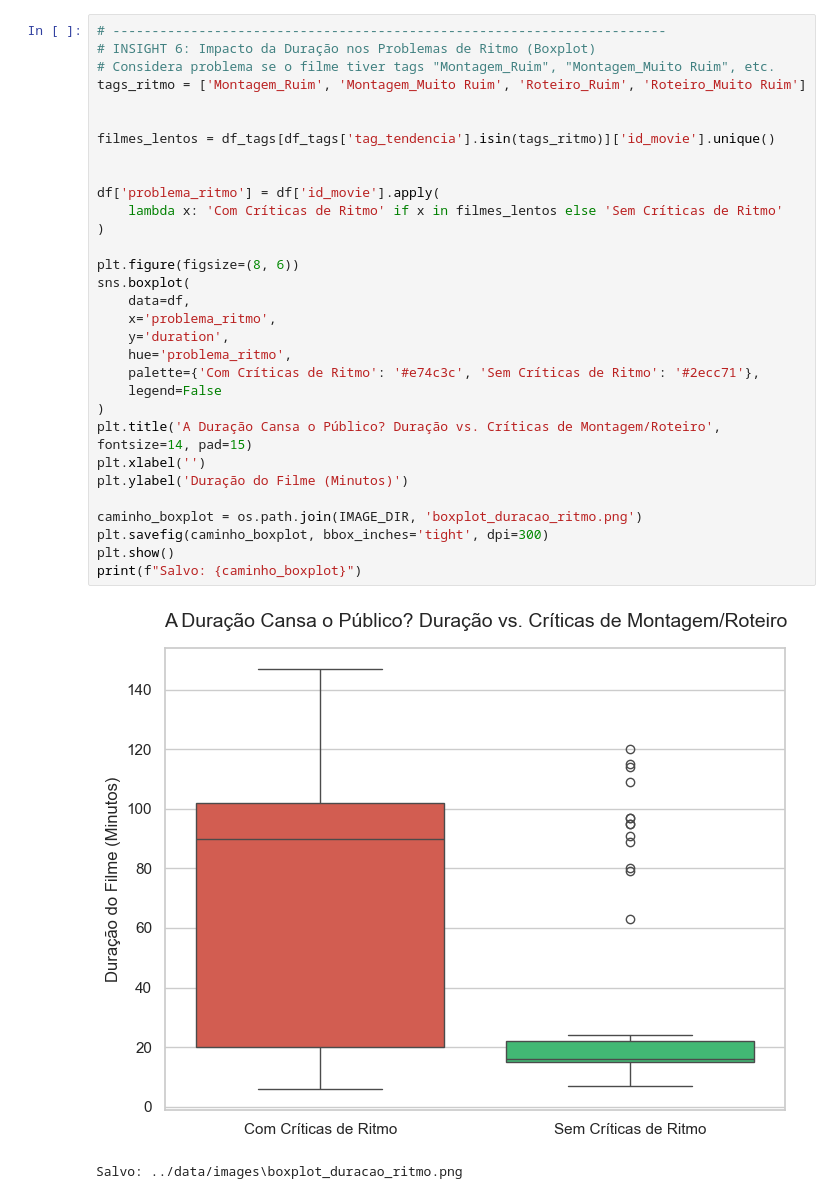
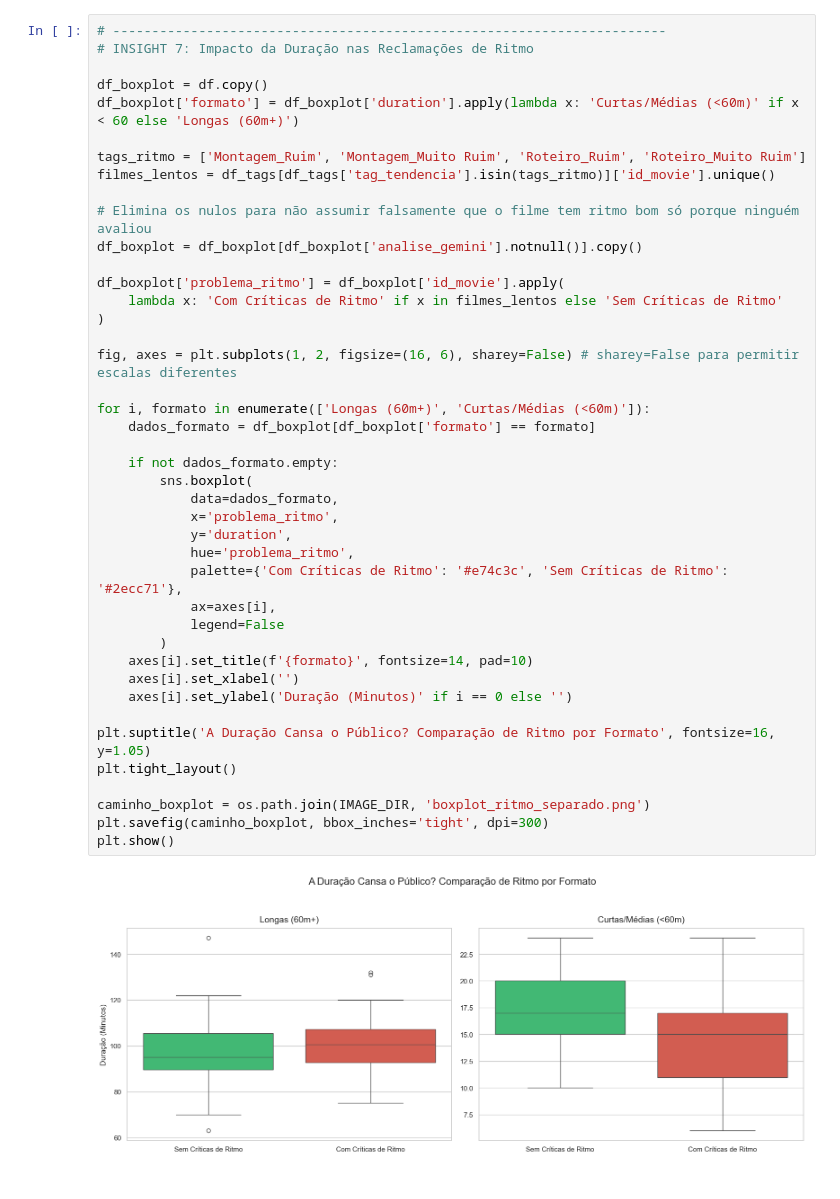
Before and after one commit to renatowada/project_cinema_br_npl, a Jupyter notebook: notebooks/01_analise_e_insights.ipynb, the cells around one changed output. Drawn from its saved outputs; the diff is of its cells as text.

```diff
--- a/notebooks/01_analise_e_insights.ipynb
+++ b/notebooks/01_analise_e_insights.ipynb
@@ -214,36 +301,46 @@ Salvo: ../data/images\heatmap_diagnostico.png
 # %%
 # -----------------------------------------------------------------------
-# INSIGHT 6: Impacto da Duração nos Problemas de Ritmo (Boxplot)
-# Considera problema se o filme tiver tags "Montagem_Ruim", "Montagem_Muito Ruim", etc.
+# INSIGHT 7: Impacto da Duração nas Reclamações de Ritmo
+
+df_boxplot = df.copy()
+df_boxplot['formato'] = df_boxplot['duration'].apply(lambda x: 'Curtas/Médias (<60m)' if x < 60 else 'Longas (60m+)')
+
 tags_ritmo = ['Montagem_Ruim', 'Montagem_Muito Ruim', 'Roteiro_Ruim', 'Roteiro_Muito Ruim']
-
-
 filmes_lentos = df_tags[df_tags['tag_tendencia'].isin(tags_ritmo)]['id_movie'].unique()
 
+# Elimina os nulos para não assumir falsamente que o filme tem ritmo bom só porque ninguém avaliou
+df_boxplot = df_boxplot[df_boxplot['analise_gemini'].notnull()].copy()
 
-df['problema_ritmo'] = df['id_movie'].apply(
+df_boxplot['problema_ritmo'] = df_boxplot['id_movie'].apply(
     lambda x: 'Com Críticas de Ritmo' if x in filmes_lentos else 'Sem Críticas de Ritmo'
 )
 
-plt.figure(figsize=(8, 6))
-sns.boxplot(
-    data=df,
-    x='problema_ritmo',
-    y='duration',
-    hue='problema_ritmo',
-    palette={'Com Críticas de Ritmo': '#e74c3c', 'Sem Críticas de Ritmo': '#2ecc71'},
-    legend=False
-)
-plt.title('A Duração Cansa o Público? Duração vs. Críticas de Montagem/Roteiro', fontsize=14, pad=15)
-plt.xlabel('')
-plt.ylabel('Duração do Filme (Minutos)')
+fig, axes = plt.subplots(1, 2, figsize=(16, 6), sharey=False) # sharey=False para permitir escalas diferentes
 
-caminho_boxplot = os.path.join(IMAGE_DIR, 'boxplot_duracao_ritmo.png')
+for i, formato in enumerate(['Longas (60m+)', 'Curtas/Médias (<60m)']):
+    dados_formato = df_boxplot[df_boxplot['formato'] == formato]
+
+    if not dados_formato.empty:
+        sns.boxplot(
+            data=dados_formato,
+            x='problema_ritmo',
+            y='duration',
+            hue='problema_ritmo',
+            palette={'Com Críticas de Ritmo': '#e74c3c', 'Sem Críticas de Ritmo': '#2ecc71'},
+            ax=axes[i],
+            legend=False
+        )
+    axes[i].set_title(f'{formato}', fontsize=14, pad=10)
+    axes[i].set_xlabel('')
+    axes[i].set_ylabel('Duração (Minutos)' if i == 0 else '')
+
+plt.suptitle('A Duração Cansa o Público? Comparação de Ritmo por Formato', fontsize=16, y=1.05)
+plt.tight_layout()
+
+caminho_boxplot = os.path.join(IMAGE_DIR, 'boxplot_ritmo_separado.png')
 plt.savefig(caminho_boxplot, bbox_inches='tight', dpi=300)
 plt.show()
-print(f"Salvo: {caminho_boxplot}")
 # %% [output]
-[figure, old version]
+[figure, new version]
-Salvo: ../data/images\boxplot_duracao_ritmo.png
 # %%
 # -----------------------------------------------------------------------
```
Also changed, not shown: parts of 9 cells of this notebook, 13 other files.
